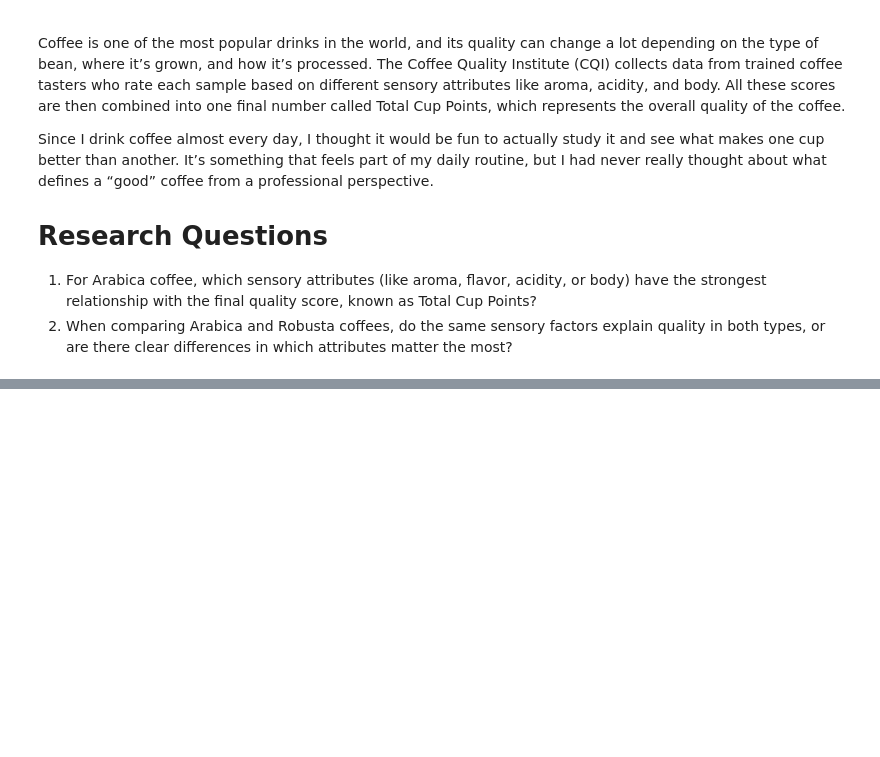
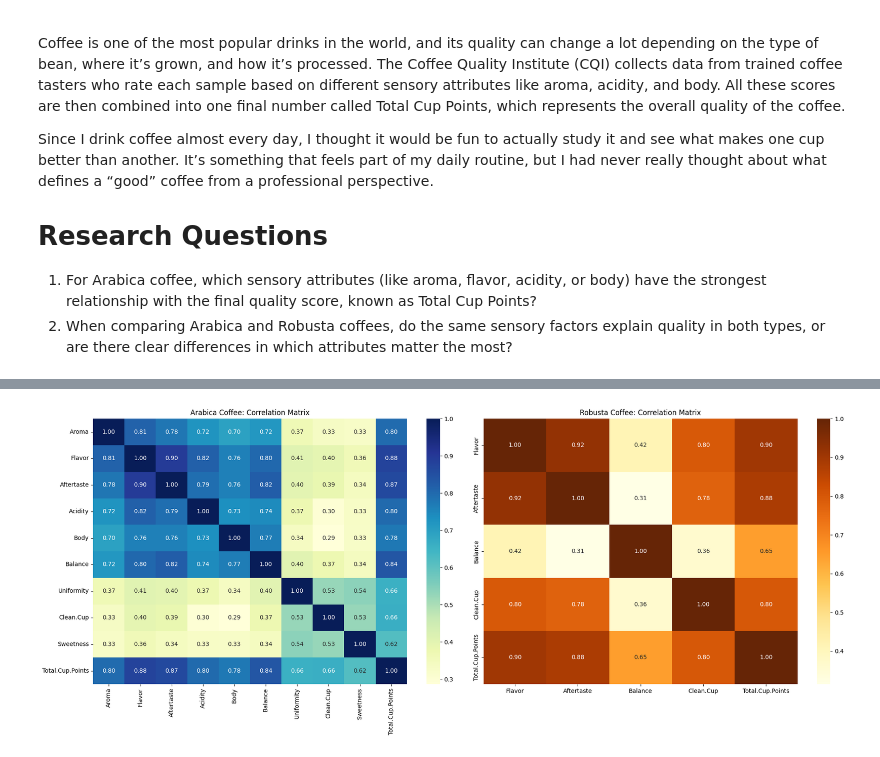
Before and after one commit to mbaguesgalvez/marinabagues.github.io, a Jupyter notebook: CMPS 3160-Coffee_Project.ipynb, the cells around one changed output, grey strips where cells are left out. Saved outputs shown, nothing was run; the diff lists cells and outputs as text; code cells hidden in the pictures; blank space fills up the shorter version.

```diff
--- a/CMPS 3160-Coffee_Project.ipynb
+++ b/CMPS 3160-Coffee_Project.ipynb
@@ -74,0 +185,21 @@ df_robusta = pd.read_csv("robusta_data_cleaned.csv")
+# %%
+# Select relevant sensory attributes that are present in both dataframes
+sensory_vars_arabica = ['Aroma','Flavor','Aftertaste','Acidity','Body','Balance','Uniformity','Clean.Cup','Sweetness','Total.Cup.Points']
+sensory_vars_robusta = [col for col in sensory_vars_arabica if col in df_robusta.columns]
+
+# Separate correlation matrices
+arabica_corr = df_arabica[sensory_vars_arabica].corr()
+robusta_corr = df_robusta[sensory_vars_robusta].corr()
+
+# Plot heatmaps
+fig, axes = plt.subplots(1, 2, figsize=(20, 8))
+sns.heatmap(arabica_corr, annot=True, cmap='YlGnBu', fmt='.2f', ax=axes[0])
+axes[0].set_title('Arabica Coffee: Correlation Matrix')
+
+sns.heatmap(robusta_corr, annot=True, cmap='YlOrBr', fmt='.2f', ax=axes[1])
+axes[1].set_title('Robusta Coffee: Correlation Matrix')
+
+plt.tight_layout()
+plt.show()
+# %% [output]
+[figure, added]
```
Also changed, not shown: parts of 15 cells of this notebook.
